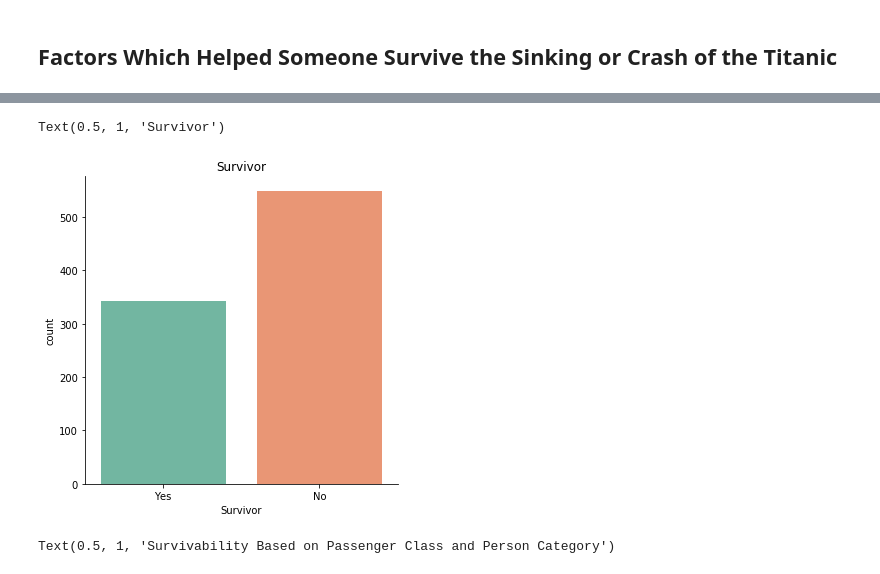
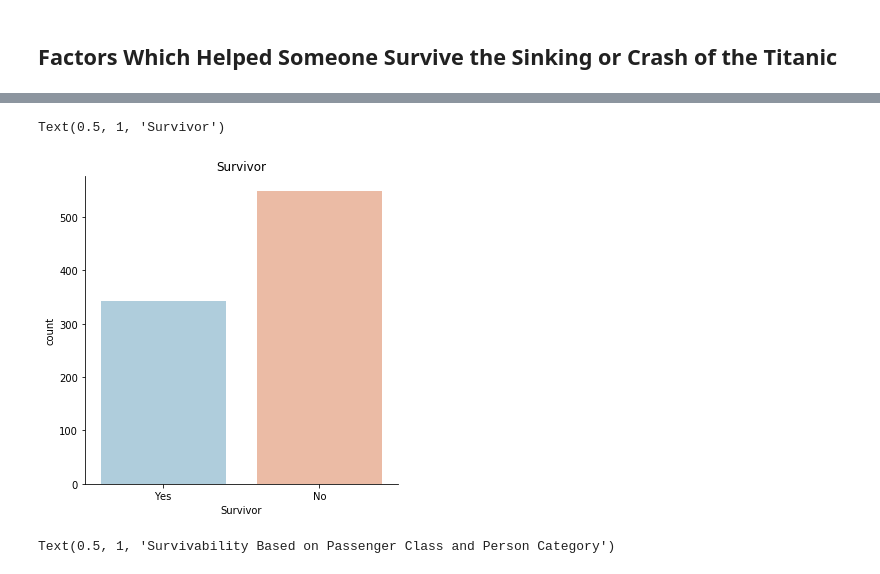
Before and after one commit to fawiyogo001/Data-Science-Portfolio-Python, a Jupyter notebook: Titanic Survivability Analysis/Titanic Data Visualization.ipynb, the cells around one changed output, grey strips where cells are left out. Drawn from its saved outputs; the diff is of its cells as text; code cells hidden in the pictures.

```diff
--- a/Titanic Survivability Analysis/Titanic Data Visualization.ipynb
+++ b/Titanic Survivability Analysis/Titanic Data Visualization.ipynb
@@ -322,16 +346,22 @@ Firstly, a new column called "Alone" has to be established differentiating those
 # %%
 # mapping the survivor
-titanic['Survivor'] = titanic.Survived.map({0:'No',
-                                            1:"Yes"})
-sns.factorplot('Survivor',
-               data = titanic,
-               palette = 'Set2',
-               order = ['Yes', 'No'],
-               kind = 'count')
+titanic['Survivor'] = titanic.Survived.map(
+    {
+        0 : 'No',
+        1 : "Yes"
+    }
+)
+sns.factorplot(
+    x = 'Survivor',
+    data = titanic,
+    palette = 'RdBu_r',
+    order = ['Yes', 'No'],
+    kind = 'count'
+)
 plt.title("Survivor")
 # %% [output]
 Text(0.5, 1, 'Survivor')
-[figure, old version]
+[figure, new version]
 # %%
 # assessing survivability based on passenger class and person
 sns.factorplot('Pclass', 'Survived', hue = 'Person', data = titanic)
```
Also changed, not shown: parts of 35 cells of this notebook, 2 other files.
